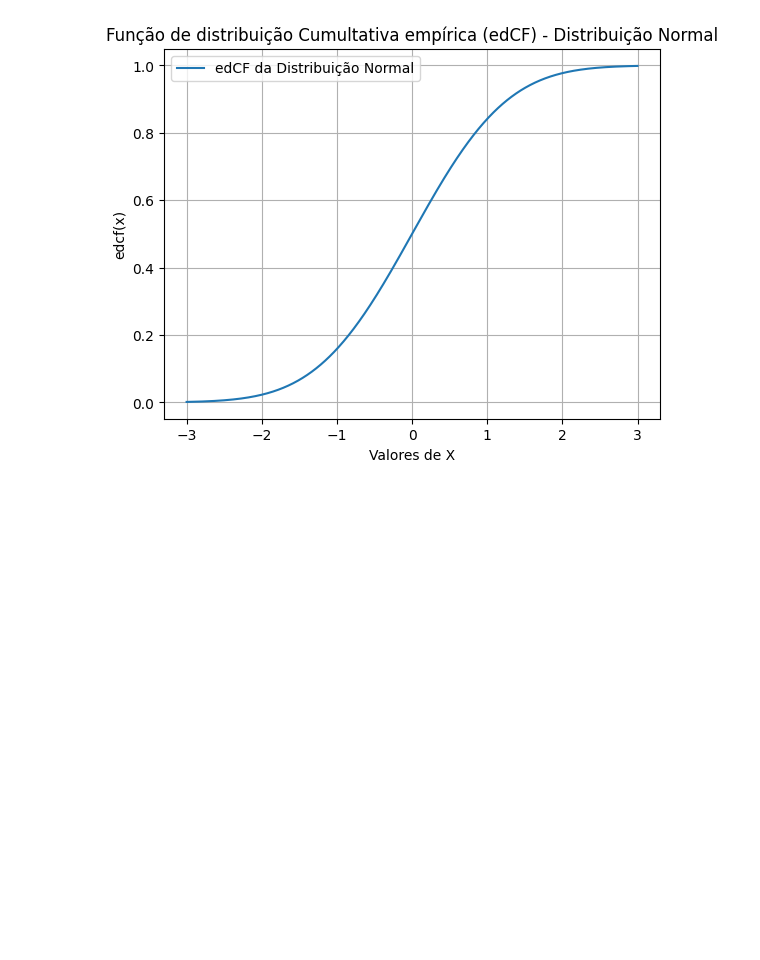
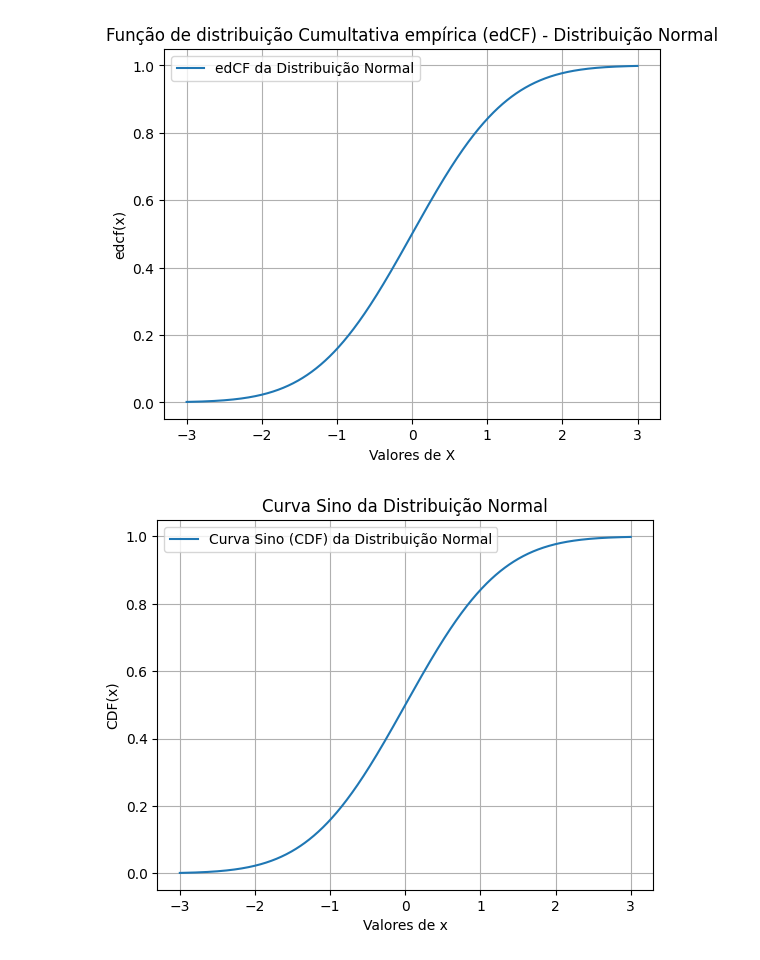
Before and after one commit to msouto/20232_Estatistica_para_Engenharia, a Jupyter notebook: Ex_3_Distribuicao_normal_com_Python.ipynb, the cells around one changed output. Cells and saved outputs as stored; diff of their text form; code cells hidden in the pictures; blank space fills up the shorter version.

```diff
--- a/Ex_3_Distribuicao_normal_com_Python.ipynb
+++ b/Ex_3_Distribuicao_normal_com_Python.ipynb
@@ -32,3 +32,32 @@ plt.grid(True)
 plt.show()
 # %% [output]
 [figure]
+# %%
+import numpy as np
+import matplotlib.pyplot as plt
+from scipy.stats import norm
+
+def plot_curva_sino(mu, sigma):
+    # Gere valores de x para calcular a CDF
+    x_values = np.linspace(-3, 3, 1000)
+
+    # Calcule a CDF para os valores de x
+    cdf_values = norm.cdf(x_values, mu, sigma)
+
+    # Plote a curva sino (CDF)
+    plt.plot(x_values, cdf_values, label='Curva Sino (CDF) da Distribuição Normal')
+    plt.xlabel('Valores de x')
+    plt.ylabel('CDF(x)')
+    plt.title('Curva Sino da Distribuição Normal')
+    plt.legend()
+    plt.grid(True)
+    plt.show()
+
+# Parâmetros da distribuição normal
+mu = 0
+sigma = 1
+
+# Chame a função para plotar a curva sino
+plot_curva_sino(mu, sigma)
+# %% [output]
+[figure, added]
```
Also changed, not shown: parts of 1 cell of this notebook.
